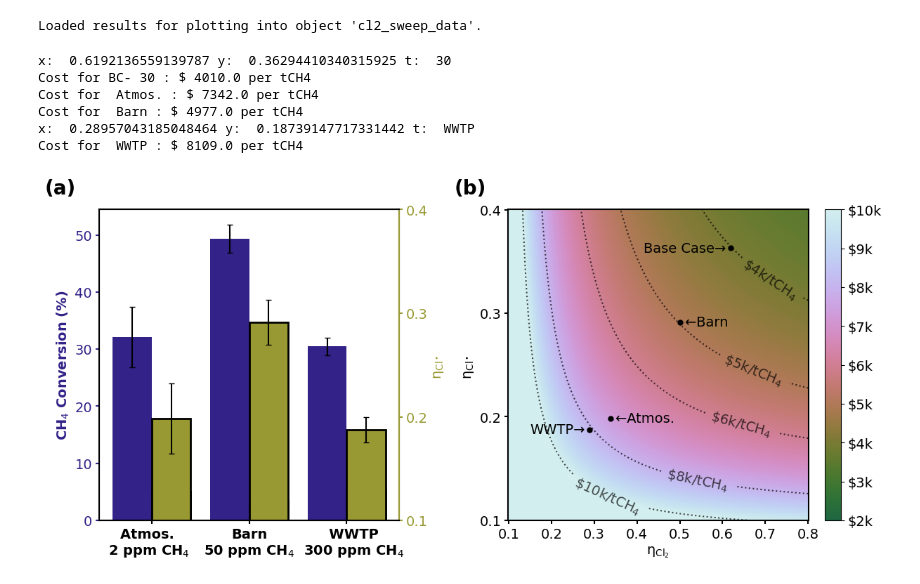
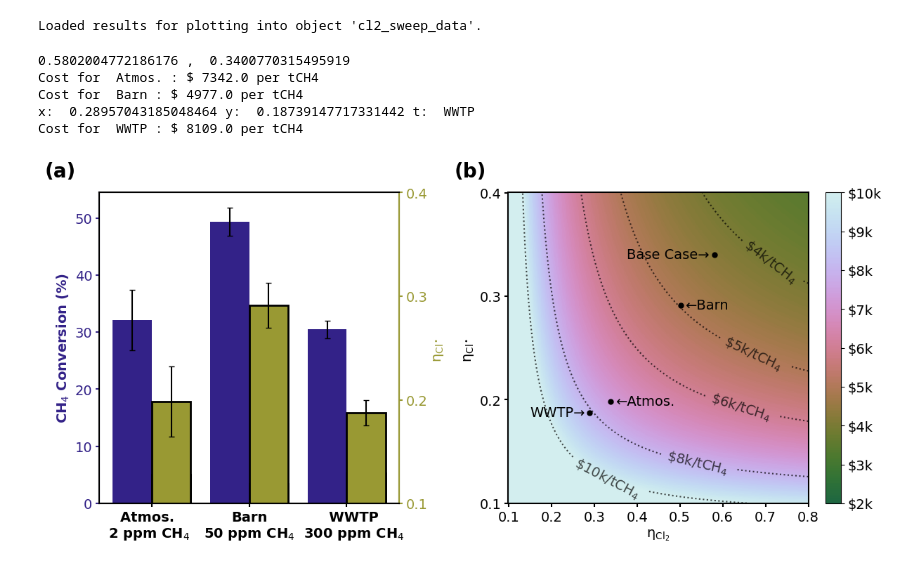
Before and after one commit to richardsrandall/Fall-2024-Cl2, a Jupyter notebook: _combined_plots/paper_plots_v1/figure-real_world_tests_and_costs.ipynb, the cells around one changed output. Saved outputs shown, nothing was run; the diff lists cells and outputs as text; code cells hidden in the pictures.

```diff
--- a/_combined_plots/paper_plots_v1/figure-real_world_tests_and_costs.ipynb
+++ b/_combined_plots/paper_plots_v1/figure-real_world_tests_and_costs.ipynb
@@ -204,17 +201,11 @@ ax_b.clabel(ct, fmt=fmt, use_clabeltext=True, inline_spacing=0,
 
 # Plot the Cl* sweep data
 # I've modified this to only show the 30-ppm Cl2 trial (i.e., the base case).
-for x,y,t in zip(cl2_sweep_data.ch4_converted_per_cl2_fed, cl2_sweep_data.ch4_per_cl, [10,20,30,45,60,90]):
-    if t==10 or t==20:
-        continue #Skip these since they're on top of other data points and clutter up the graph
-    if t!=30:
-        continue
-    print("x: ", x, "y: ", y, "t: ", t)
-    ax_b.plot([x],[y],'ok',markersize=5)
-    #txt = '←BC-'+str(t)
-    txt = 'Base Case→'
-    ax_b.annotate(txt, xy=(x, y), xycoords='data', xytext=(-5, 0), textcoords='offset points', ha='right', va='center')
-    print("Cost for BC-",t,": $",np.round(get_cost_per_ton_ch4(x,y)),"per tCH4")
+(x,y) = (cl2_sweep_data.ch4_converted_per_cl2_fed[2],cl2_sweep_data.ch4_per_cl[2])
+#print(x,", ",y)
+ax_b.plot([x],[y],'ok',markersize=5)
+txt = 'Base Case→'
+ax_b.annotate(txt, xy=(x, y), xycoords='data', xytext=(-5, 0), textcoords='offset points', ha='right', va='center')
 # Plot the rest of the data
 exps = ((realistic_trial_data.ch4_converted_per_cl2_fed[0],realistic_trial_data.ch4_per_cl[0],'Atmos.'),
         (realistic_trial_data.ch4_converted_per_cl2_fed[1],realistic_trial_data.ch4_per_cl[1],'Barn'),
@@ -223,33 +214,32 @@ exps = ((realistic_trial_data.ch4_converted_per_cl2_fed[0],realistic_trial_data.
 for x,y,t in exps:
     ax_b.plot([x],[y],'ok',markersize=5)
     if t=='WWTP':
         print("x: ", x, "y: ", y, "t: ", t)
         ax_b.annotate(t+"→", xy=(x, y), xycoords='data', xytext=(-5, 0), textcoords='offset points', ha='right', va='center')
     else:
         ax_b.annotate("←"+t, xy=(x, y), xycoords='data', xytext=(5, 0), textcoords='offset points', ha='left', va='center')
     print("Cost for ",t,": $",np.round(get_cost_per_ton_ch4(x,y)),"per tCH4")
 
 ax_b.set_xlabel('$\\rm \\eta_{\\rm Cl_2}$ ',fontweight=plot_default_properties['font_weight'])
 ax_b.set_ylabel('$\\rm \\eta_{\\rm Cl^\\bullet}$ ',fontweight=plot_default_properties['font_weight'])
 
 
 for ax in [ax_a, ax_a_right, ax_b]:
     ax.tick_params(width=plot_default_properties['box_linewidth'])
     for spine in ax.spines.values():
         spine.set_linewidth(plot_default_properties['box_linewidth'])
 ax_b.set_xticks([0.1,0.2,0.3,0.4,0.5,0.6,0.7,0.8])
 ax_b.set_yticks([0.1,0.2,0.3,0.4])
 
 #print(realistic_trial_data.ch4_conversions)
 
 # Save the figure, etc.
 plt.savefig('exported_images/realistic_trials_and_cost_modeling.png', bbox_inches='tight',dpi=300)
 plt.show()
 # %% [output]
-x:  0.6192136559139787 y:  0.36294410340315925 t:  30
-Cost for BC- 30 : $ 4010.0 per tCH4
+0.5802004772186176 ,  0.3400770315495919
 Cost for  Atmos. : $ 7342.0 per tCH4
 Cost for  Barn : $ 4977.0 per tCH4
 x:  0.28957043185048464 y:  0.18739147717331442 t:  WWTP
 Cost for  WWTP : $ 8109.0 per tCH4
-[figure, old version]
+[figure, new version]
```
Also changed, not shown: parts of 2 cells of this notebook, 6 other files.
